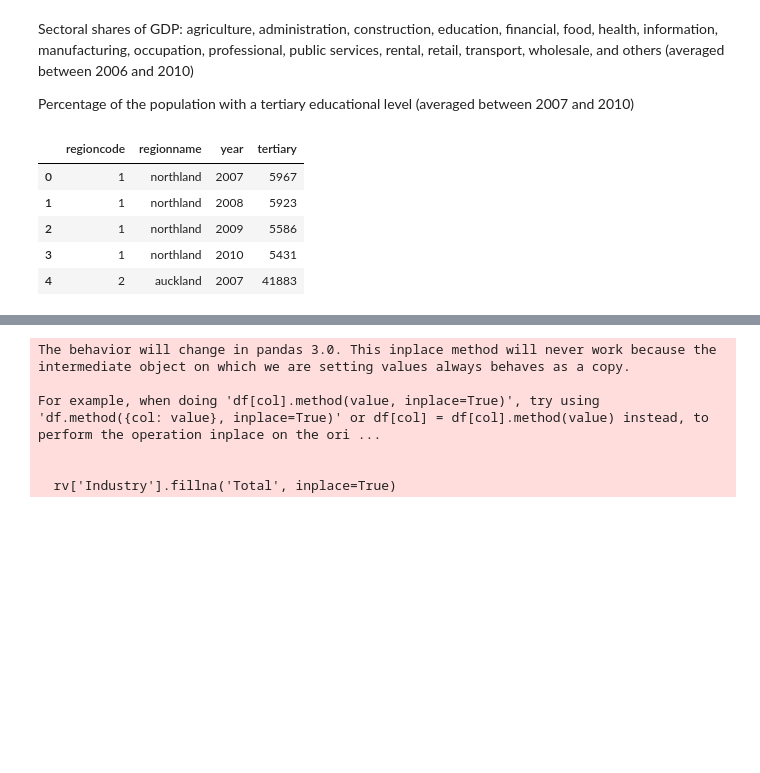
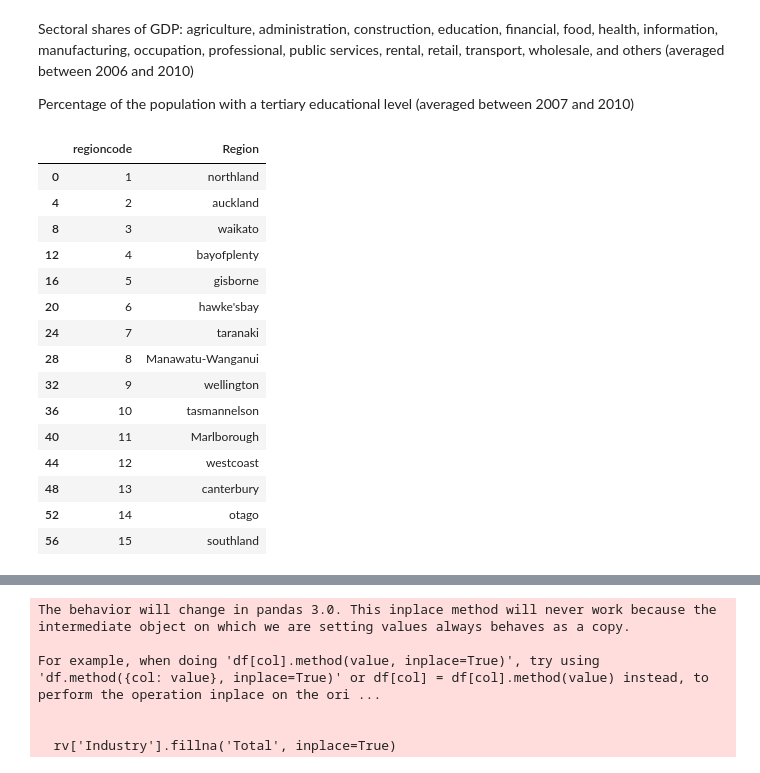
Before and after one commit to diodz/dpl-earthquakes, a Jupyter notebook: notebooks/canterbury.ipynb, the cells around one changed output, grey strips where cells are left out. Drawn from its saved outputs; the diff is of its cells as text; code cells hidden in the pictures; blank space fills up the shorter version.

```diff
--- a/notebooks/canterbury.ipynb
+++ b/notebooks/canterbury.ipynb
@@ -25,15 +25,26 @@ Percentage of the population with a tertiary educational level (averaged between
 # %%
 import pandas as pd
 
 ter = pd.read_csv('../data/nz_tertiary_attainment.csv')
-ter.head()
+regioncodes = ter[['regioncode', 'Region']].drop_duplicates()
+regioncodes
 # %% [output]
-|  | regioncode | regionname | year | tertiary |
-| 0 | 1 | northland | 2007 | 5967 |
-| 1 | 1 | northland | 2008 | 5923 |
-| 2 | 1 | northland | 2009 | 5586 |
-| 3 | 1 | northland | 2010 | 5431 |
-| 4 | 2 | auckland | 2007 | 41883 |
+|  | regioncode | Region |
+| 0 | 1 | northland |
+| 4 | 2 | auckland |
+| 8 | 3 | waikato |
+| 12 | 4 | bayofplenty |
+| 16 | 5 | gisborne |
+| 20 | 6 | hawke'sbay |
+| 24 | 7 | taranaki |
+| 28 | 8 | Manawatu-Wanganui |
+| 32 | 9 | wellington |
+| 36 | 10 | tasmannelson |
+| 40 | 11 | Marlborough |
+| 44 | 12 | westcoast |
+| 48 | 13 | canterbury |
+| 52 | 14 | otago |
+| 56 | 15 | southland |
 # %%
 import importlib
 import nz_util
```
Also changed, not shown: 1 other file.
